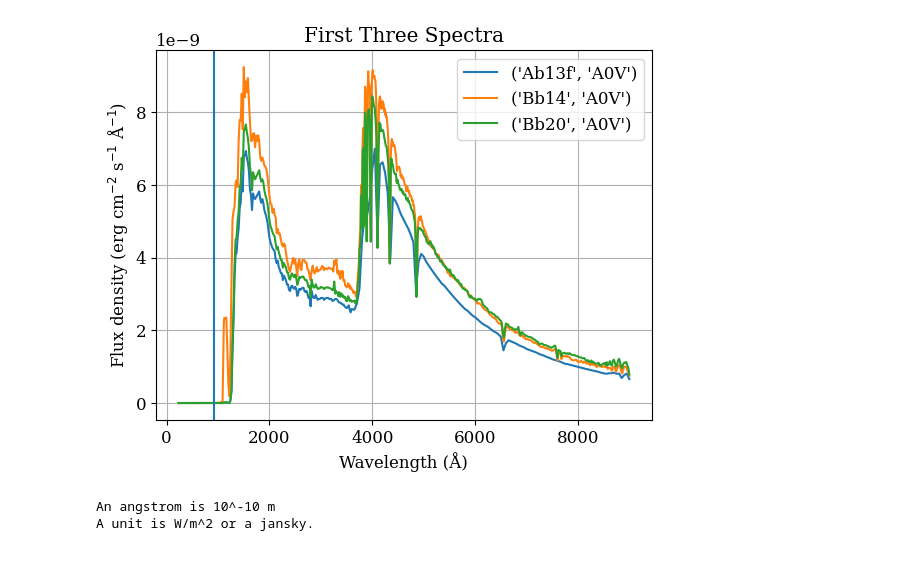
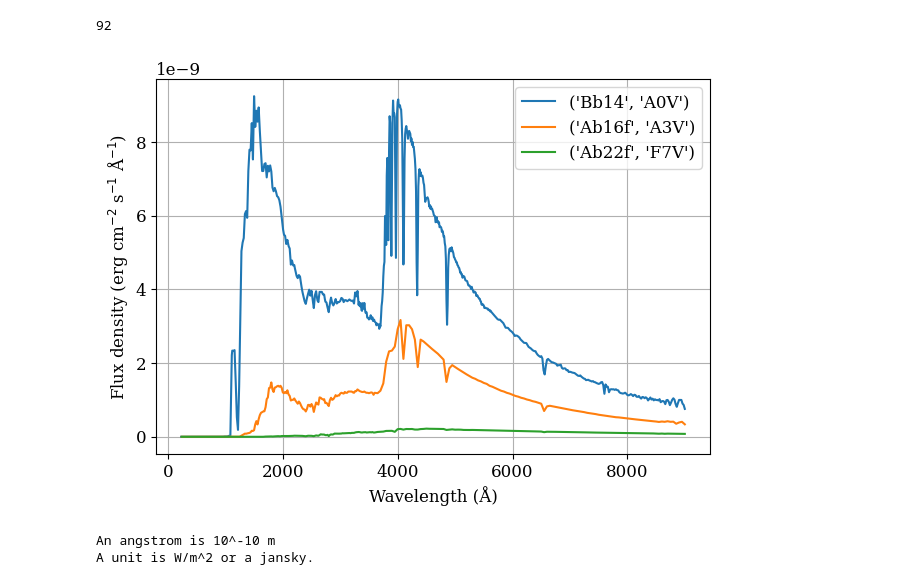
Before and after one commit to TapWhite/ALOP-PROBLEM-1-part2, a Jupyter notebook: ALOP tijdelijk.ipynb, the cells around one changed output. Cells and saved outputs as stored; diff of their text form; code cells hidden in the pictures.

```diff
--- a/ALOP tijdelijk.ipynb
+++ b/ALOP tijdelijk.ipynb
@@ -12,40 +12,42 @@ plt.rc('font', size=12)  # Set font size
 # Read the spectra_list
 spectra_list = Table.read(fr"spectra_list.csv", format ="ascii.csv")
 
 
 filenames = spectra_list['filename']
 types = spectra_list['type']
 
 spectra = [Table.read(fr"spectra\{filename}", format ="ascii.csv") for filename in filenames]
 
 
 wavelengths_list = [data['wavelength'] for data in spectra]
 fluxes_list = [data['flux'] for data in spectra]
 
+# Loop through
+print(len(filenames))
 
-# Loop through
-indices = np.linspace(0, len(filenames) - 1, 3, dtype=int)
+
+indices= [1, 10, 40]
+
 #for i in indices:
-for i in range(3):
+for i in indices:
     # Filter data where wavelength is between 3000 and 9000
     mask = (wavelengths_list[i] >= 0) & (wavelengths_list[i] <= 9000)
     plt.plot(wavelengths_list[i][mask], fluxes_list[i][mask], label=(os.path.splitext(filenames[i])[0], types[i]))
 
 
-plt.axvline(912)
 # Adding labels and title
 plt.xlabel('Wavelength (Å)')
 plt.ylabel('Flux density (erg cm$^{-2}$ s$^{-1}$ Å$^{-1}$)')
-plt.title('First Three Spectra')
 plt.legend()
 plt.grid(True)
-
+plt.tight_layout()
 plt.savefig('pdf\First_Three_Spectra1.pdf', format='pdf')
 
 # Show the plot
 plt.show()
 # %% [output]
+92
-[figure, old version]
+[figure, new version]
 # %%
 # Problem 2
 
```
Also changed, not shown: parts of 2 cells of this notebook, 14 other files.
